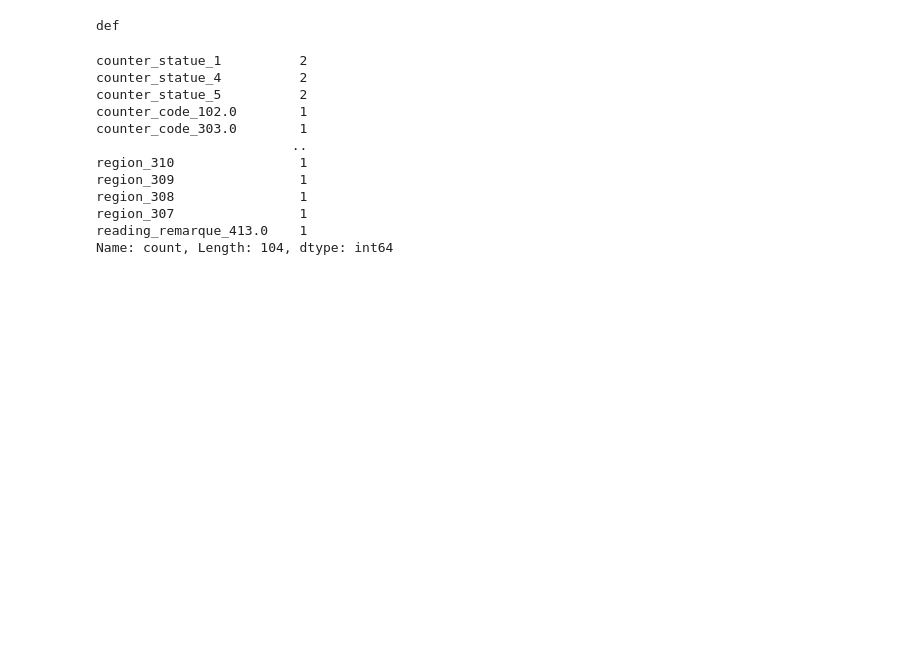
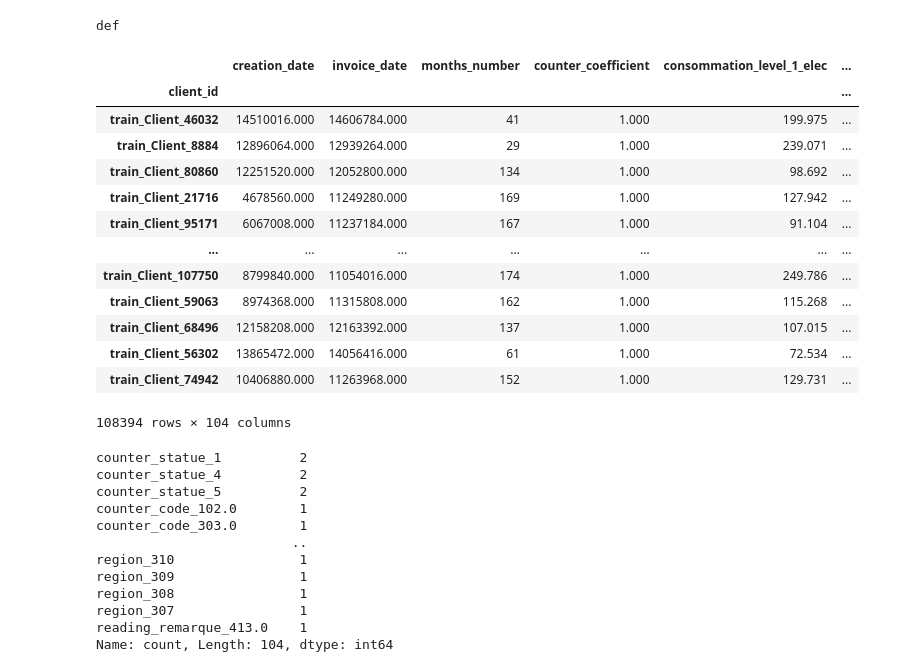
Before and after one commit to nikwilms/fraud-detection-electricity-gas-consumption, a Jupyter notebook: notebooks/grid_search_xgboost_smart_agg.ipynb, the cells around one changed output. Drawn from its saved outputs; the diff is of its cells as text; code cells hidden in the pictures; blank space fills up the shorter version.

```diff
--- a/notebooks/grid_search_xgboost_smart_agg.ipynb
+++ b/notebooks/grid_search_xgboost_smart_agg.ipynb
@@ -75,6 +75,23 @@ data.keys()
 print("def")
 # %% [output]
 def
+# %%
+X_train
+# %% [output]
+|  | creation_date | invoice_date | months_number | counter_coefficient | consommation_level_1_elec | ... |
+| client_id |  |  |  |  |  | ... |
+| train_Client_46032 | 14510016.000 | 14606784.000 | 41 | 1.000 | 199.975 | ... |
+| train_Client_8884 | 12896064.000 | 12939264.000 | 29 | 1.000 | 239.071 | ... |
+| train_Client_80860 | 12251520.000 | 12052800.000 | 134 | 1.000 | 98.692 | ... |
+| train_Client_21716 | 4678560.000 | 11249280.000 | 169 | 1.000 | 127.942 | ... |
+| train_Client_95171 | 6067008.000 | 11237184.000 | 167 | 1.000 | 91.104 | ... |
+| ... | ... | ... | ... | ... | ... | ... |
+| train_Client_107750 | 8799840.000 | 11054016.000 | 174 | 1.000 | 249.786 | ... |
+| train_Client_59063 | 8974368.000 | 11315808.000 | 162 | 1.000 | 115.268 | ... |
+| train_Client_68496 | 12158208.000 | 12163392.000 | 137 | 1.000 | 107.015 | ... |
+| train_Client_56302 | 13865472.000 | 14056416.000 | 61 | 1.000 | 72.534 | ... |
+| train_Client_74942 | 10406880.000 | 11263968.000 | 152 | 1.000 | 129.731 | ... |
+108394 rows × 104 columns
 # %%
 X_train, X_test, y_train, y_test, df_combined, df_combined_encoded, X_train_resampled, y_train_resampled = data.values()
 # %%
```
Also changed, not shown: parts of 1 cell of this notebook, 3 other files.
